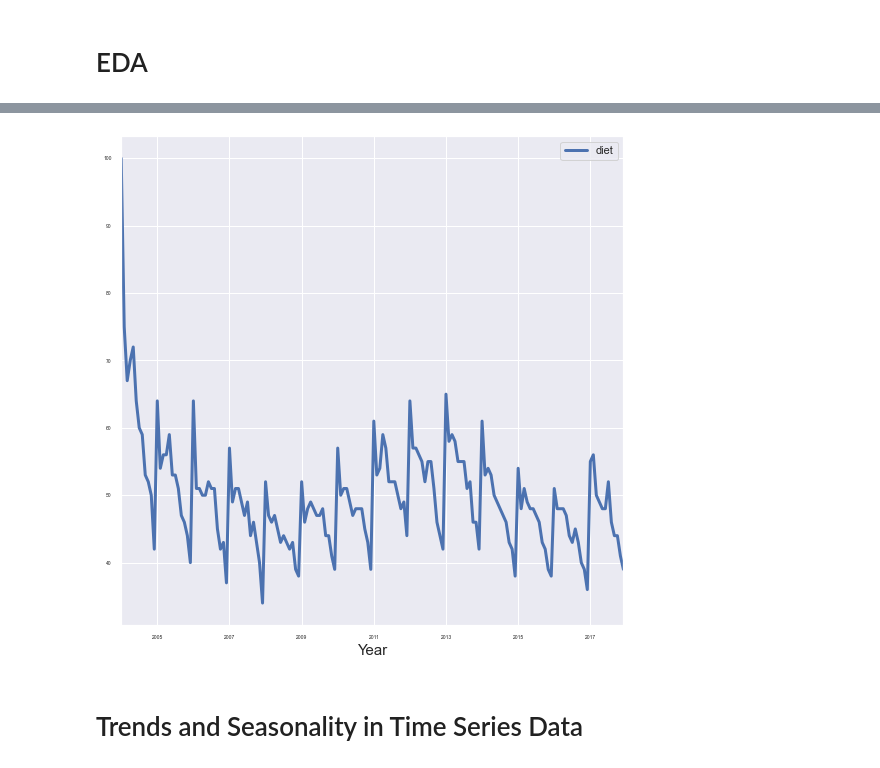
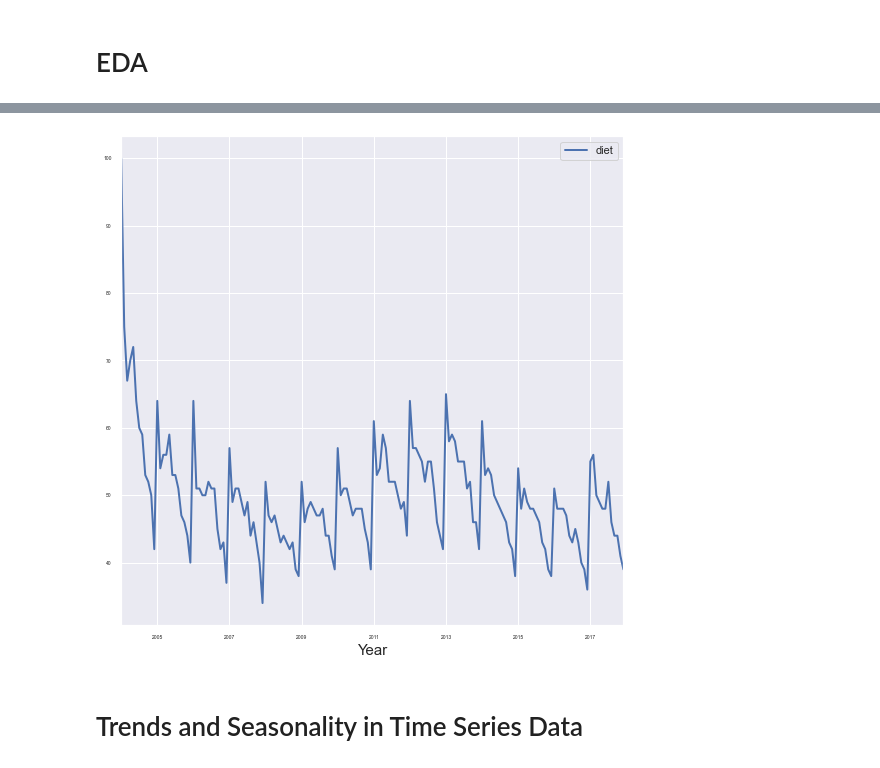
Before and after one commit to kauber/Five_Easy_Pieces, a Jupyter notebook: Time-Series Analysis Check In.ipynb, the cells around one changed output, grey strips where cells are left out. Drawn from its saved outputs; the diff is of its cells as text; code cells hidden in the pictures.

```diff
--- a/Time-Series Analysis Check In.ipynb
+++ b/Time-Series Analysis Check In.ipynb
@@ -66,8 +70,8 @@ plt.xlabel('Year', fontsize=15);
 # %%
-df[['diet']].plot(figsize=(9,9), linewidth=3, fontsize=5)
+df[['diet']].plot(figsize=(9,9), linewidth=2, fontsize=5)
 plt.xlabel('Year', fontsize=15);
 # %% [output]
-[figure, old version]
+[figure, new version]
 # %% [markdown]
 # Trends and Seasonality in Time Series Data
 # %% [markdown]
```
Also changed, not shown: parts of 27 cells of this notebook, 1 other file.
